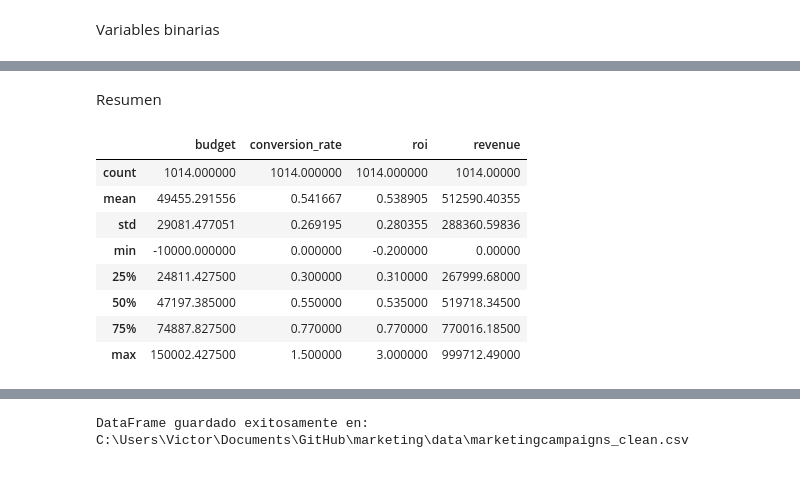
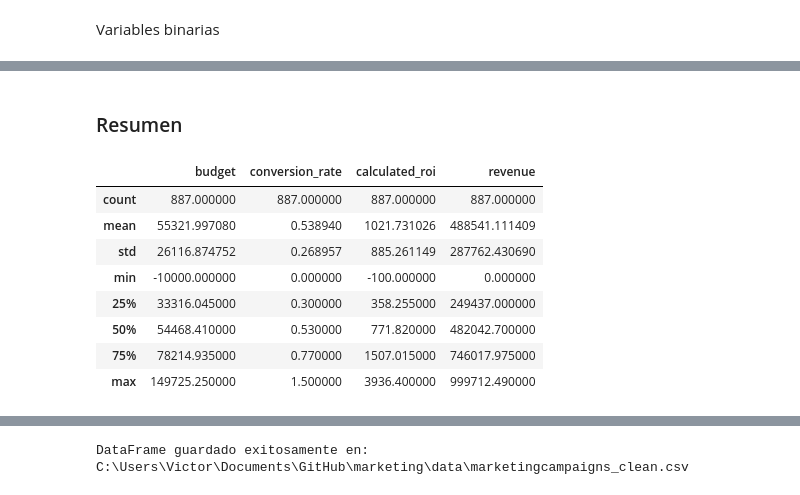
Before and after one commit to Victor-Marti/marketing, a Jupyter notebook: notebooks/preprocesamiento.ipynb, the cells around one changed output, grey strips where cells are left out. Cells and saved outputs as stored; diff of their text form; code cells hidden in the pictures.

```diff
--- a/notebooks/preprocesamiento.ipynb
+++ b/notebooks/preprocesamiento.ipynb
@@ -905,2 +1147,2 @@ Creación de un Data Frame con los datos limpios
 # %%
-df_limpio = df.copy()
+df_limpio = df4.copy()
@@ -964,6 +1212,6 @@ df_limpio['campaign_quarter'] = df_limpio['start_quarter'].astype(str) + 'Q' + d
 # %%
 # Convertir columnas a numérico
-cols_to_convert = ['revenue', 'roi', 'budget', 'conversion_rate']
+cols_to_convert = ['revenue', 'calculated_roi', 'budget', 'conversion_rate']
 for col in cols_to_convert:
     df_limpio[col] = pd.to_numeric(df_limpio[col], errors='coerce')
 
@@ -980,16 +1228,16 @@ revenue_choices = [
 ]
 df_limpio['revenue_category'] = np.select(revenue_conditions, revenue_choices, default='unknown')
 
-# --- ROI Category ---
-roi_conditions = [
-    (df_limpio['roi'] < 0.2),
-    (df_limpio['roi'] >= 0.2) & (df_limpio['roi'] < 0.4),
-    (df_limpio['roi'] >= 0.4) & (df_limpio['roi'] < 0.6),
-    (df_limpio['roi'] >= 0.6) & (df_limpio['roi'] < 0.8),
-    (df_limpio['roi'] >= 0.8)
+# --- calculated_roi Category ---
+calculated_roi_conditions = [
+    (df_limpio['calculated_roi'] < 0.2),
+    (df_limpio['calculated_roi'] >= 0.2) & (df_limpio['calculated_roi'] < 0.4),
+    (df_limpio['calculated_roi'] >= 0.4) & (df_limpio['calculated_roi'] < 0.6),
+    (df_limpio['calculated_roi'] >= 0.6) & (df_limpio['calculated_roi'] < 0.8),
+    (df_limpio['calculated_roi'] >= 0.8)
 ]
-roi_labels = ['Muy bajo', 'Bajo', 'Medio', 'Alto', 'Muy alto']
-df_limpio['roi_performance'] = np.select(roi_conditions, roi_labels, default='Desconocido')
+calculated_roi_labels = ['Muy bajo', 'Bajo', 'Medio', 'Alto', 'Muy alto']
+df_limpio['calculated_roi_performance'] = np.select(calculated_roi_conditions, calculated_roi_labels, default='Desconocido')
 
 # --- Budget Category ---
 budget_conditions = [
@@ -1053,10 +1301,10 @@ df_limpio['revenue_per_day'] = df_limpio['revenue'] / df_limpio['campaign_durati
 Variables binarias
 # %%
 # Flag para campañas rentables (ROI positivo)
-df_limpio['is_profitable'] = np.where(df_limpio['roi'] > 0, 1, 0)
+df_limpio['is_profitable'] = np.where(df_limpio['calculated_roi'] > 0, 1, 0)
 # %%
 # Flag para campañas con alto rendimiento (ROI > 0.5)
-df_limpio['is_high_performing'] = np.where(df_limpio['roi'] > 0.5, 1, 0)
+df_limpio['is_high_performing'] = np.where(df_limpio['calculated_roi'] > 0.5, 1, 0)
 # %%
 # Flag para campañas estacionales (temporadas específicas)
 holiday_months = [11, 12, 1] # Meses de temporada navideña y año nuevo
@@ -1140,19 +1388,19 @@ max         1.000000     81467.228000          7709.058000
 df_limpio['start_date'] = df_limpio['start_date'].dt.date
 df_limpio['end_date'] = df_limpio['end_date'].dt.date
 # %% [markdown]
-Resumen
+### Resumen
 # %%
-df_limpio[['budget', 'conversion_rate', 'roi', 'revenue']].describe()
+df_limpio[['budget', 'conversion_rate', 'calculated_roi', 'revenue']].describe()
 # %% [output]
-|  | budget | conversion_rate | roi | revenue |
-| count | 1014.000000 | 1014.000000 | 1014.000000 | 1014.00000 |
-| mean | 49455.291556 | 0.541667 | 0.538905 | 512590.40355 |
-| std | 29081.477051 | 0.269195 | 0.280355 | 288360.59836 |
-| min | -10000.000000 | 0.000000 | -0.200000 | 0.00000 |
-| 25% | 24811.427500 | 0.300000 | 0.310000 | 267999.68000 |
-| 50% | 47197.385000 | 0.550000 | 0.535000 | 519718.34500 |
-| 75% | 74887.827500 | 0.770000 | 0.770000 | 770016.18500 |
-| max | 150002.427500 | 1.500000 | 3.000000 | 999712.49000 |
+|  | budget | conversion_rate | calculated_roi | revenue |
+| count | 887.000000 | 887.000000 | 887.000000 | 887.000000 |
+| mean | 55321.997080 | 0.538940 | 1021.731026 | 488541.111409 |
+| std | 26116.874752 | 0.268957 | 885.261149 | 287762.430690 |
+| min | -10000.000000 | 0.000000 | -100.000000 | 0.000000 |
+| 25% | 33316.045000 | 0.300000 | 358.255000 | 249437.000000 |
+| 50% | 54468.410000 | 0.530000 | 771.820000 | 482042.700000 |
+| 75% | 78214.935000 | 0.770000 | 1507.015000 | 746017.975000 |
+| max | 149725.250000 | 1.500000 | 3936.400000 | 999712.490000 |
 # %%
 df_limpio.describe(include='all')
 # %% [output]
```
Also changed, not shown: parts of 127 cells of this notebook, 5 other files.
